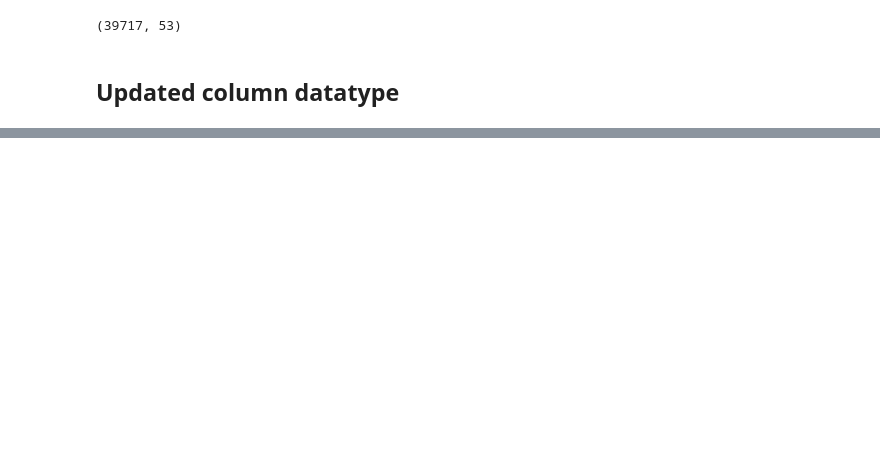
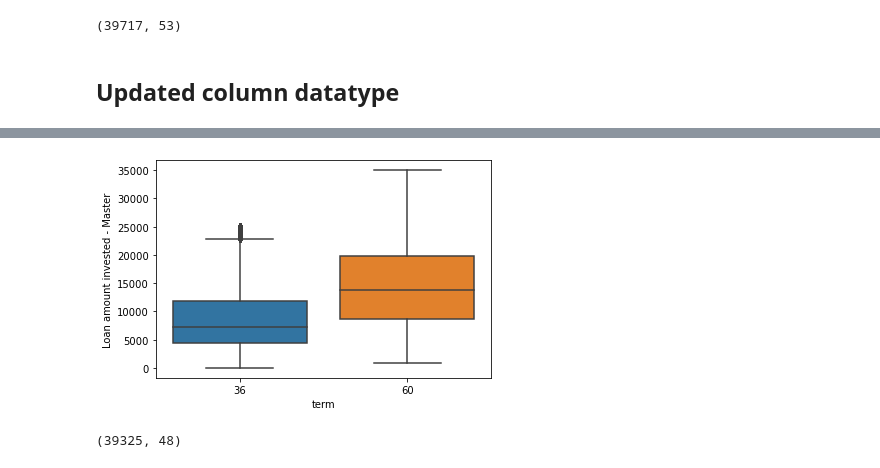
Before and after one commit to aerokhaleel/LendingClub_CaseStudy, a Jupyter notebook: Group_Facilitator_Avasarala_saisrinivas.ipynb, the cells around one changed output, grey strips where cells are left out. Cells and saved outputs as stored; diff of their text form; code cells hidden in the pictures; blank space fills up the shorter version.

```diff
--- a/Group_Facilitator_Avasarala_saisrinivas.ipynb
+++ b/Group_Facilitator_Avasarala_saisrinivas.ipynb
@@ -298,0 +259,8 @@ memory usage: 16.8+ MB
+# %%
+drop_columns = ["collections_12_mths_ex_med", "acc_now_delinq", "policy_code","acc_now_delinq","chargeoff_within_12_mths","delinq_amnt","acc_now_delinq","chargeoff_within_12_mths","delinq_amnt","pub_rec_bankruptcies","tax_liens"]
+# %%
+try:
+    data = data.drop(drop_columns, axis=1)
+except:
+    print("Already dropped")
+data.shape
@@ -298,0 +290,14 @@ memory usage: 16.8+ MB
+# %%
+sns.boxplot( y="funded_amnt_inv", x='term' , data=data)
+plt.ylabel('Loan amount invested - Master')
+plt.show()
+
+# overall funded sum of amount VS term
+# %% [output]
+[figure, added]
+# %%
+#remove outliner for term 36 > 25000 loan invested from Master
+datatest.drop(datatest[(datatest['funded_amnt_inv'] > 25000) & (datatest['term'] == 36)].index, inplace = True)
+data.shape
+# %% [output]
+(39325, 48)
```
Also changed, not shown: parts of 17 cells of this notebook.
